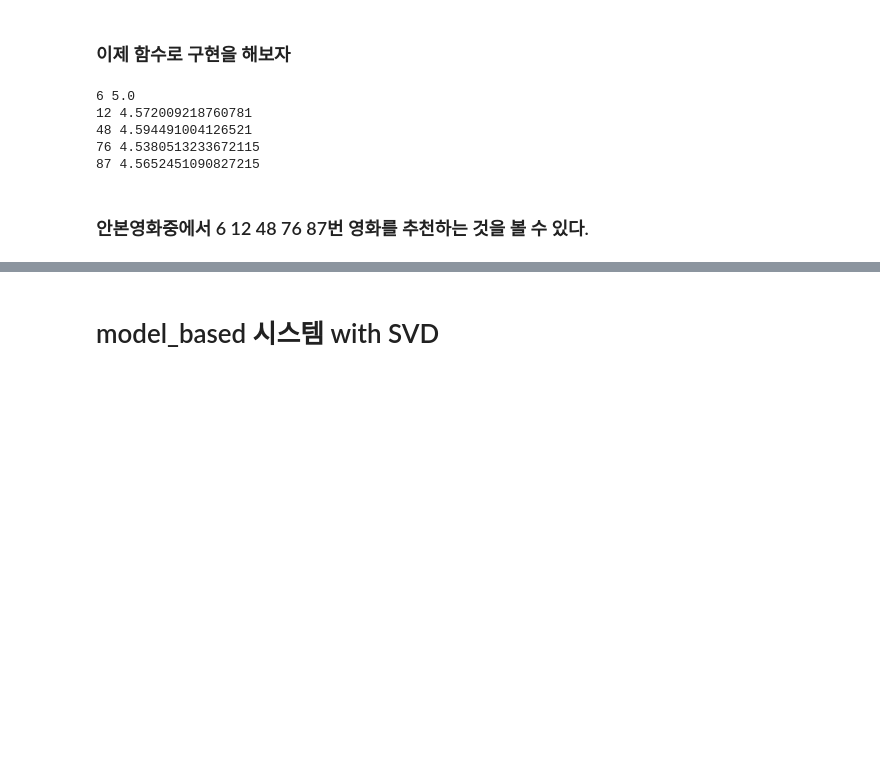
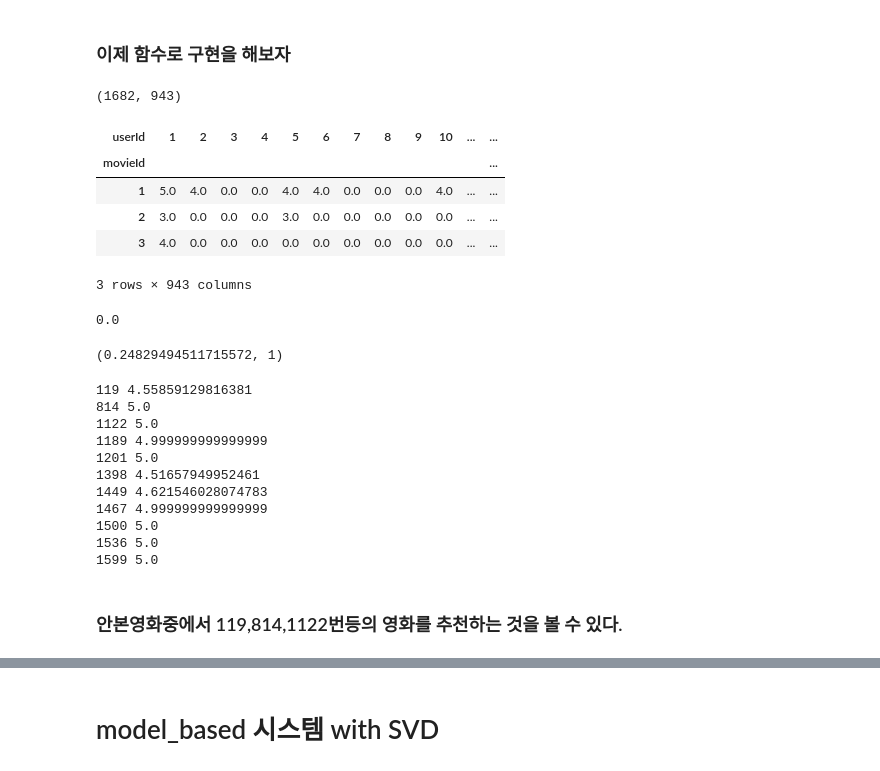
Before and after one commit to youngwoo3283/CP2_Recommendation-Modeling, a Jupyter notebook: CP2_project.ipynb, the cells around one changed output, grey strips where cells are left out. Saved outputs shown, nothing was run; the diff lists cells and outputs as text; code cells hidden in the pictures; blank space fills up the shorter version.

```diff
--- a/CP2_project.ipynb
+++ b/CP2_project.ipynb
@@ -708,6 +709,27 @@ di
 ### 저럴경우에는 6번,14번 영화와 16번 영화를 추천하게 된다!!
 # %% [markdown]
 ### 이제 함수로 구현을 해보자
+# %%
+ratings.shape
+# %% [output]
+(1682, 943)
+# %%
+ratings.head(3)
+# %% [output]
+| userId | 1 | 2 | 3 | 4 | 5 | 6 | 7 | 8 | 9 | 10 | ... | ... |
+| movieId |  |  |  |  |  |  |  |  |  |  |  | ... |
+| 1 | 5.0 | 4.0 | 0.0 | 0.0 | 4.0 | 4.0 | 0.0 | 0.0 | 0.0 | 4.0 | ... | ... |
+| 2 | 3.0 | 0.0 | 0.0 | 0.0 | 3.0 | 0.0 | 0.0 | 0.0 | 0.0 | 0.0 | ... | ... |
+| 3 | 4.0 | 0.0 | 0.0 | 0.0 | 0.0 | 0.0 | 0.0 | 0.0 | 0.0 | 0.0 | ... | ... |
+3 rows × 943 columns
+# %%
+ratings.loc[1682,51]
+# %% [output]
+0.0
+# %%
+li_sc[1]
+# %% [output]
+(0.24829494511715572, 1)
 # %%
 # people는 어떤 사람에게 예측을 해 줄 것인가
 # max_moive는 몇번영화까지중에서 영화 추천을 할 것인지 예를들어 얘가 100이면 100번영화까지 안 본것의 예측
@@ -743,12 +769,18 @@ def recomm(tt,people,max_movie,max_reviewer):
     if x > 4.5:
       print(i,x)
 # %%
-recomm(tt,51,100,50)
+recomm(ratings,51)
 # %% [output]
-6 5.0
-12 4.572009218760781
-48 4.594491004126521
-76 4.5380513233672115
-87 4.5652451090827215
+119 4.55859129816381
+814 5.0
+1122 5.0
+1189 4.999999999999999
+1201 5.0
+1398 4.51657949952461
+1449 4.621546028074783
+1467 4.999999999999999
+1500 5.0
+1536 5.0
+1599 5.0
 # %% [markdown]
-### 안본영화중에서 6 12 48 76 87번 영화를 추천하는 것을 볼 수 있다.
+### 안본영화중에서 119,814,1122번등의 영화를 추천하는 것을 볼 수 있다.
```
Also changed, not shown: parts of 15 cells of this notebook.
